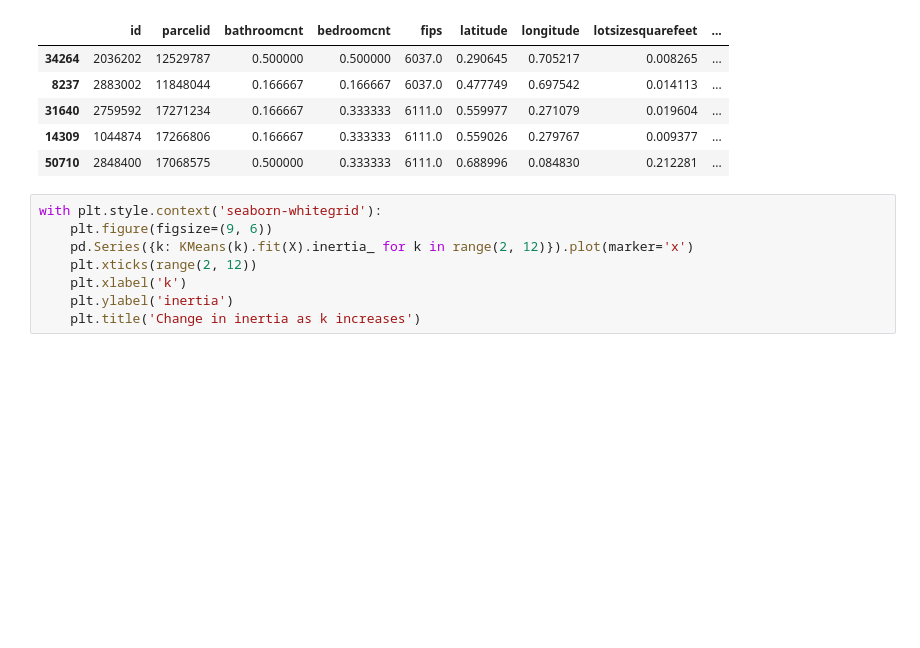
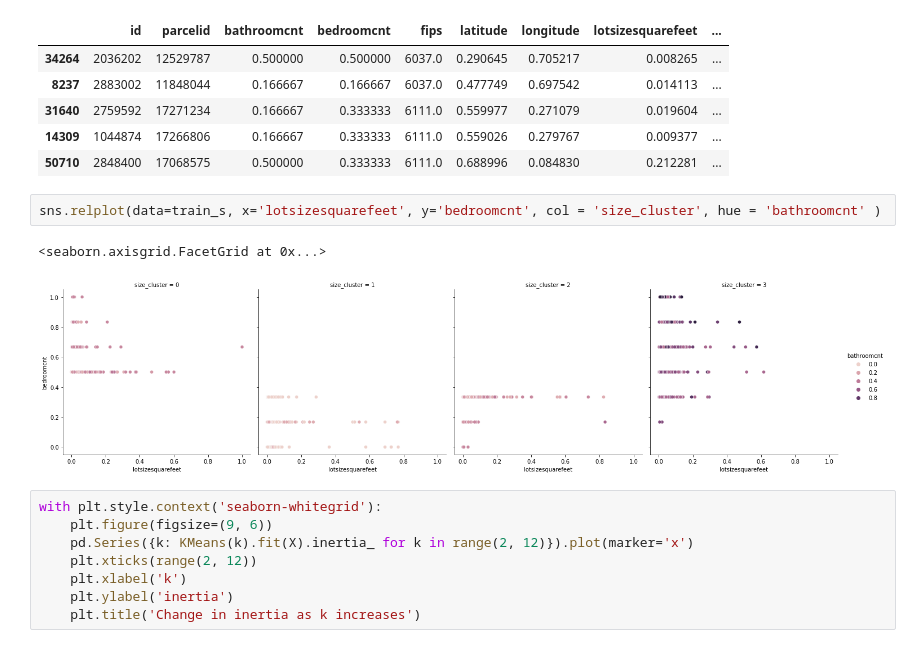
Before and after one commit to GladyBarrios/Zillow_clustering_Project, a Jupyter notebook: explore_and_model_zillow.ipynb, the cells around one changed output. Drawn from its saved outputs; the diff is of its cells as text; blank space fills up the shorter version.

```diff
--- a/explore_and_model_zillow.ipynb
+++ b/explore_and_model_zillow.ipynb
@@ -267,6 +267,11 @@ train_s.head()
 | 31640 | 2759592 | 17271234 | 0.166667 | 0.333333 | 6111.0 | 0.559977 | 0.271079 | 0.019604 | ... |
 | 14309 | 1044874 | 17266806 | 0.166667 | 0.333333 | 6111.0 | 0.559026 | 0.279767 | 0.009377 | ... |
 | 50710 | 2848400 | 17068575 | 0.500000 | 0.333333 | 6111.0 | 0.688996 | 0.084830 | 0.212281 | ... |
+# %%
+sns.relplot(data=train_s, x='lotsizesquarefeet', y='bedroomcnt', col = 'size_cluster', hue = 'bathroomcnt' )
+# %% [output]
+<seaborn.axisgrid.FacetGrid at 0x...>
+[figure, added]
 # %%
 with plt.style.context('seaborn-whitegrid'):
     plt.figure(figsize=(9, 6))
```
Also changed, not shown: parts of 4 cells of this notebook, 1 other file.
